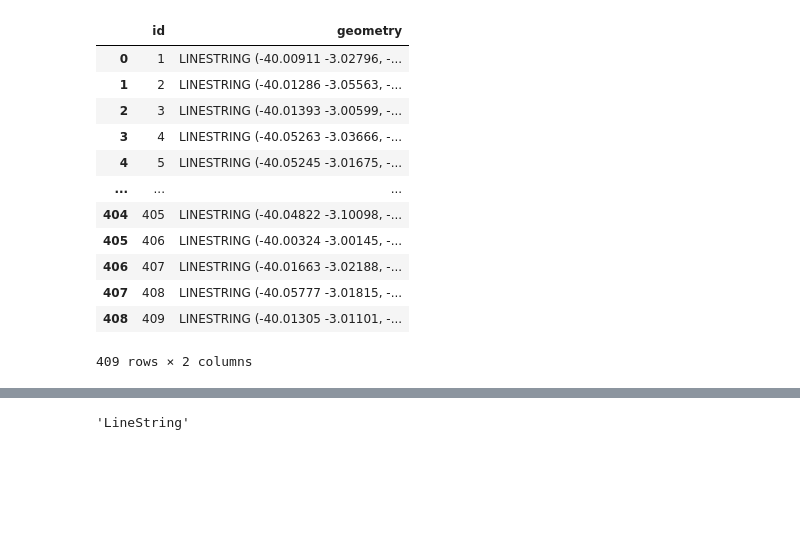
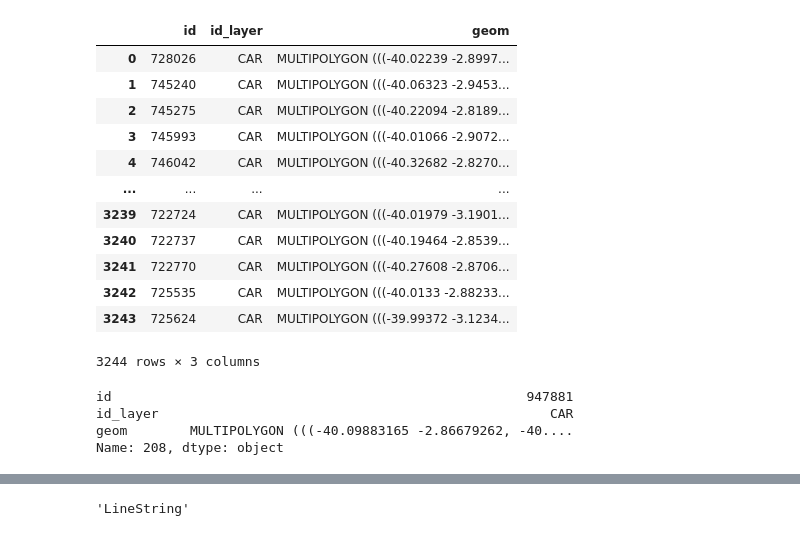
Before and after one commit to PedroAQCoutinho/split_offdb, a Jupyter notebook: dev.ipynb, the cells around one changed output, grey strips where cells are left out. Cells and saved outputs as stored; diff of their text form; code cells hidden in the pictures; blank space fills up the shorter version.

```diff
--- a/dev.ipynb
+++ b/dev.ipynb
@@ -17,28 +33,31 @@ unidade_split
 # %%
 # Definir o caminho do arquivo de entrada (Parquet) e os arquivos de saída
-input_parquet = "input.parquet"        # Arquivo com os dados de entrada
-output_geojson = "output_split.geojson"  # Caminho para o GeoJSON de saída
-output_parquet = "output_split.parquet"  # Caminho para o Parquet de saída
+input_parquet = "inputs/input.parquet"        # Arquivo com os dados de entrada
+output_geojson = "inputs/output_split.geojson"  # Caminho para o GeoJSON de saída
+output_parquet = "inputs/output_split.parquet"  # Caminho para o Parquet de saída
 # %%
 gdf_input = gpd.read_parquet(input_parquet)
+gdf_input
+# %% [output]
+|  | id | id_layer | geom |
+| 0 | 728026 | CAR | MULTIPOLYGON (((-40.02239 -2.8997... |
+| 1 | 745240 | CAR | MULTIPOLYGON (((-40.06323 -2.9453... |
+| 2 | 745275 | CAR | MULTIPOLYGON (((-40.22094 -2.8189... |
+| 3 | 745993 | CAR | MULTIPOLYGON (((-40.01066 -2.9072... |
+| 4 | 746042 | CAR | MULTIPOLYGON (((-40.32682 -2.8270... |
+| ... | ... | ... | ... |
+| 3239 | 722724 | CAR | MULTIPOLYGON (((-40.01979 -3.1901... |
+| 3240 | 722737 | CAR | MULTIPOLYGON (((-40.19464 -2.8539... |
+| 3241 | 722770 | CAR | MULTIPOLYGON (((-40.27608 -2.8706... |
+| 3242 | 725535 | CAR | MULTIPOLYGON (((-40.0133 -2.88233... |
+| 3243 | 725624 | CAR | MULTIPOLYGON (((-39.99372 -3.1234... |
+3244 rows × 3 columns
 # %%
  # Verificar interseção e selecionar geometrias que tocam unidade_split
-gdf_intersects = gdf_input[gdf_input.intersects(unidade_split)]
+gdf_intersects = gdf_input[gdf_input.intersects(unidade_split)].reset_index(drop=True)
+gdf_intersects.iloc[208]
+# %% [output]
+id                                                     947881
+id_layer                                                  CAR
+geom        MULTIPOLYGON (((-40.09883165 -2.86679262, -40....
+Name: 208, dtype: object
-# %%
-lines = [linemerge(geom.boundary) for geom in gdf_intersects.geometry]
-lines_gdf=gpd.GeoDataFrame(data={"id": range(1, len(lines) + 1)}, geometry=lines)
-lines_gdf
-# %% [output]
-|  | id | geometry |
-| 0 | 1 | LINESTRING (-40.00911 -3.02796, -... |
-| 1 | 2 | LINESTRING (-40.01286 -3.05563, -... |
-| 2 | 3 | LINESTRING (-40.01393 -3.00599, -... |
-| 3 | 4 | LINESTRING (-40.05263 -3.03666, -... |
-| 4 | 5 | LINESTRING (-40.05245 -3.01675, -... |
-| ... | ... | ... |
-| 404 | 405 | LINESTRING (-40.04822 -3.10098, -... |
-| 405 | 406 | LINESTRING (-40.00324 -3.00145, -... |
-| 406 | 407 | LINESTRING (-40.01663 -3.02188, -... |
-| 407 | 408 | LINESTRING (-40.05777 -3.01815, -... |
-| 408 | 409 | LINESTRING (-40.01305 -3.01101, -... |
-409 rows × 2 columns
```
Also changed, not shown: parts of 6 cells of this notebook, 3 other files.
